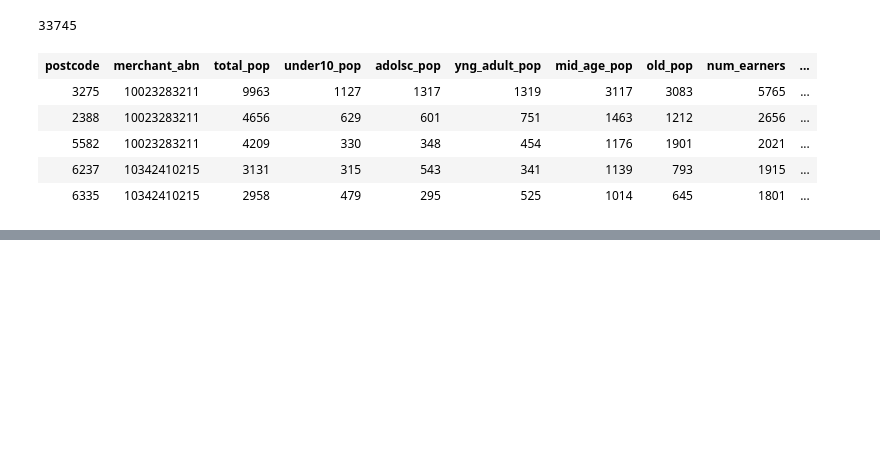
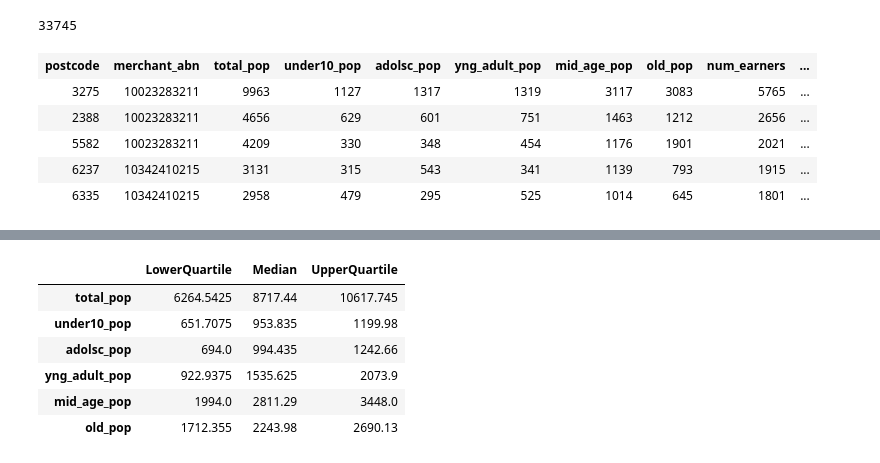
Before and after one commit to MAST30034-Applied-Data-Science/generic-buy-now-pay-later-project-group-35, a Jupyter notebook: notebooks/4.4-modelling_merch_demo.ipynb, the cells around one changed output, grey strips where cells are left out. Cells and saved outputs as stored; diff of their text form; code cells hidden in the pictures; blank space fills up the shorter version.

```diff
--- a/notebooks/4.4-modelling_merch_demo.ipynb
+++ b/notebooks/4.4-modelling_merch_demo.ipynb
@@ -153,0 +173,14 @@ merch_info.limit(5)
+# %%
+for ext_data_name in col_names:
+    new_vals = list(merch_demog.toPandas()[ext_data_name].quantile([0.25, 0.5, 0.75]))
+    ext_data_quants_df.loc[ext_data_name, ["LowerQuartile", "Median", "UpperQuartile"]] = new_vals
+
+ext_data_quants_df
+# %% [output]
+|  | LowerQuartile | Median | UpperQuartile |
+| total_pop | 6264.5425 | 8717.44 | 10617.745 |
+| under10_pop | 651.7075 | 953.835 | 1199.98 |
+| adolsc_pop | 694.0 | 994.435 | 1242.66 |
+| yng_adult_pop | 922.9375 | 1535.625 | 2073.9 |
+| mid_age_pop | 1994.0 | 2811.29 | 3448.0 |
+| old_pop | 1712.355 | 2243.98 | 2690.13 |
```
Also changed, not shown: parts of 16 cells of this notebook, 1 other file.
